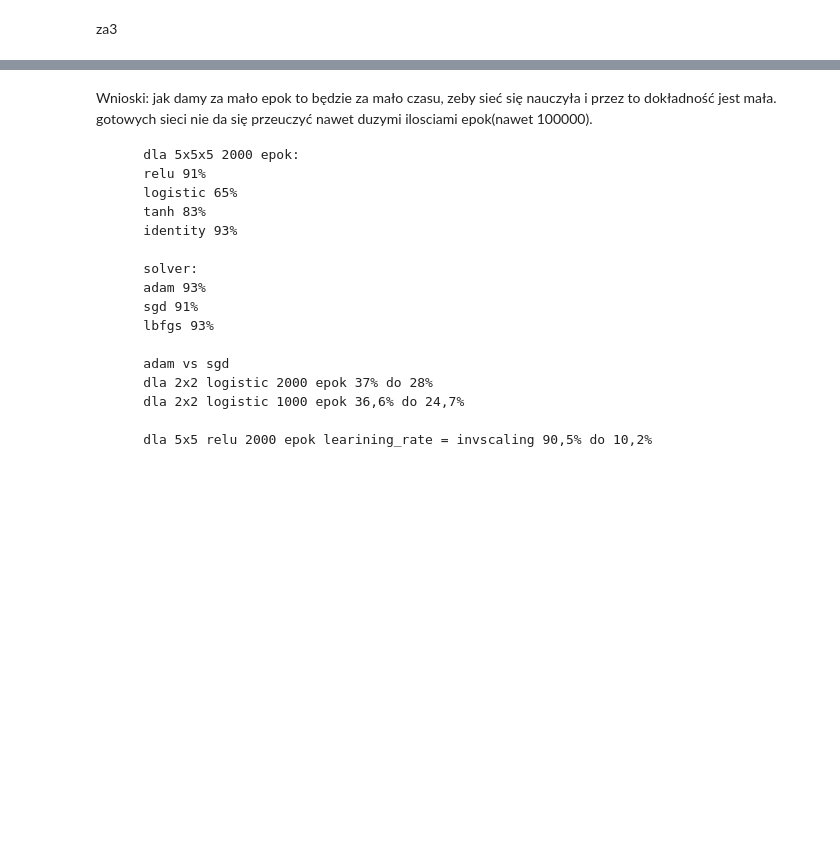
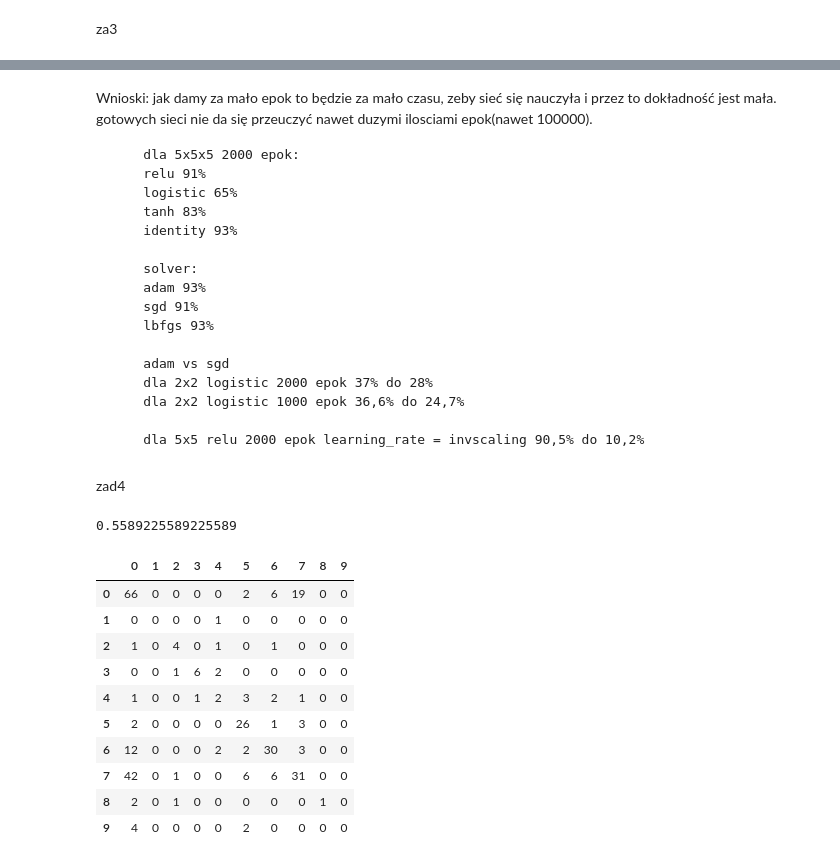
Before and after one commit to MichaelAngeloTheFirst/MIO, a Jupyter notebook: lab2/lab2.ipynb, the cells around one changed output, grey strips where cells are left out. Saved outputs shown, nothing was run; the diff lists cells and outputs as text; code cells hidden in the pictures; blank space fills up the shorter version.

```diff
--- a/lab2/lab2.ipynb
+++ b/lab2/lab2.ipynb
@@ -252,4 +262,30 @@ Wnioski: jak damy za mało epok to będzie za mało czasu, zeby sieć się naucz
         dla 2x2 logistic 2000 epok 37% do 28%
         dla 2x2 logistic 1000 epok 36,6% do 24,7%
 
-        dla 5x5 relu 2000 epok learining_rate = invscaling 90,5% do 10,2%
+        dla 5x5 relu 2000 epok learning_rate = invscaling 90,5% do 10,2%
+# %% [markdown]
+zad4
+# %%
+yeast_set = np.loadtxt("yeast.data", usecols = (1,2,3,4,5,6,7,8))
+yeast_set_labels_text = np.loadtxt("yeast.data", usecols = (9),dtype=str)
+
+x_train, x_test, y_train, y_test = train_test_split(yeast_set,yeast_set_labels_text, test_size=0.2, stratify=yeast_set_labels_text)
+
+clf = MLPClassifier(solver= 'adam' , hidden_layer_sizes=(10,10), max_iter=2000, random_state=1)
+clf.fit(x_train, y_train)
+print(clf.score(x_test, y_test))
+
+display(pd.DataFrame(confusion_matrix(y_test,clf.predict(x_test))))
+# %% [output]
+0.5589225589225589
+|  | 0 | 1 | 2 | 3 | 4 | 5 | 6 | 7 | 8 | 9 |
+| 0 | 66 | 0 | 0 | 0 | 0 | 2 | 6 | 19 | 0 | 0 |
+| 1 | 0 | 0 | 0 | 0 | 1 | 0 | 0 | 0 | 0 | 0 |
+| 2 | 1 | 0 | 4 | 0 | 1 | 0 | 1 | 0 | 0 | 0 |
+| 3 | 0 | 0 | 1 | 6 | 2 | 0 | 0 | 0 | 0 | 0 |
+| 4 | 1 | 0 | 0 | 1 | 2 | 3 | 2 | 1 | 0 | 0 |
+| 5 | 2 | 0 | 0 | 0 | 0 | 26 | 1 | 3 | 0 | 0 |
+| 6 | 12 | 0 | 0 | 0 | 2 | 2 | 30 | 3 | 0 | 0 |
+| 7 | 42 | 0 | 1 | 0 | 0 | 6 | 6 | 31 | 0 | 0 |
+| 8 | 2 | 0 | 1 | 0 | 0 | 0 | 0 | 0 | 1 | 0 |
+| 9 | 4 | 0 | 0 | 0 | 0 | 2 | 0 | 0 | 0 | 0 |
```
Also changed, not shown: parts of 7 cells of this notebook, 2 other files.
